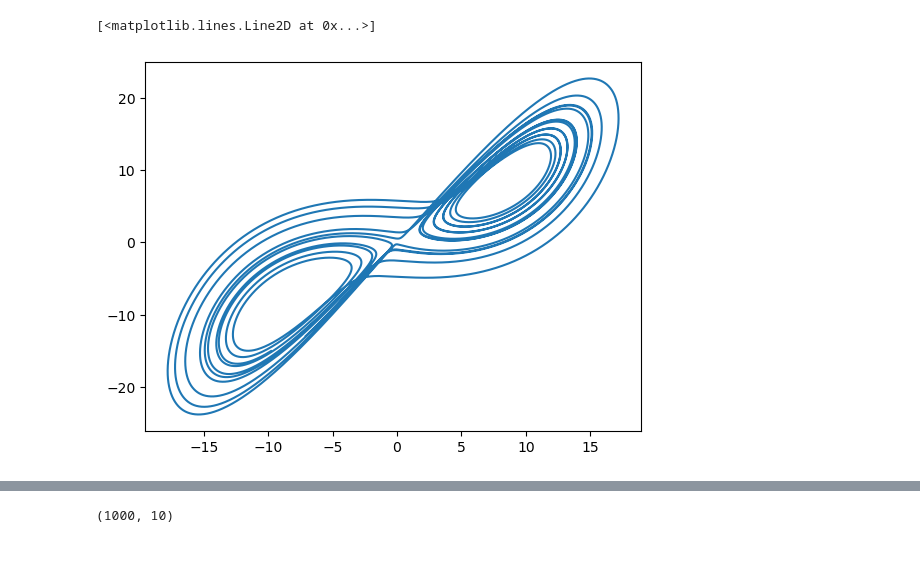
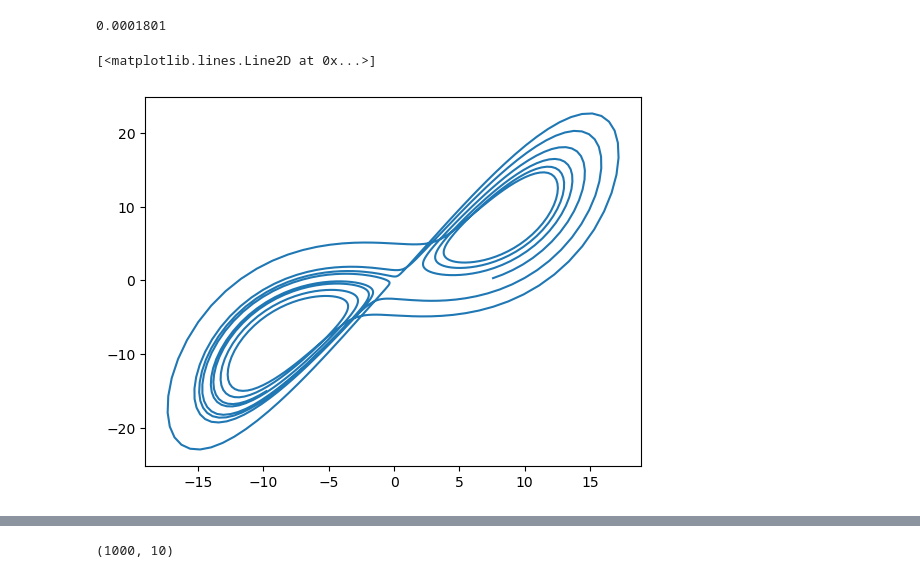
Before and after one commit to mitchellostrow/nn_delay_embeddings, a Jupyter notebook: notebooks/4-9-24 dysts_test.ipynb, the cells around one changed output, grey strips where cells are left out. Cells and saved outputs as stored; diff of their text form; code cells hidden in the pictures.

```diff
--- a/notebooks/4-9-24 dysts_test.ipynb
+++ b/notebooks/4-9-24 dysts_test.ipynb
@@ -1,14 +1,17 @@
 # %%
 import matplotlib.pyplot as plt
 import numpy as np
 
 from dysts.flows import Lorenz, Hadley
 
 ## Load and simulate an attractor
 model = Lorenz()
-sol = model.make_trajectory(100000, resample=False)
+print(model.dt)
+model.dt = 0.01
+sol = model.make_trajectory(1000, resample=False)
 plt.figure()
 plt.plot(sol[:, 0], sol[:, 1])
 # %% [output]
-[<matplotlib.lines.Line2D at 0x...>]
+0.0001801
+[<matplotlib.lines.Line2D at 0x...>]
-[figure, old version]
+[figure, new version]
```
Also changed, not shown: parts of 2 cells of this notebook, 3 other files.
